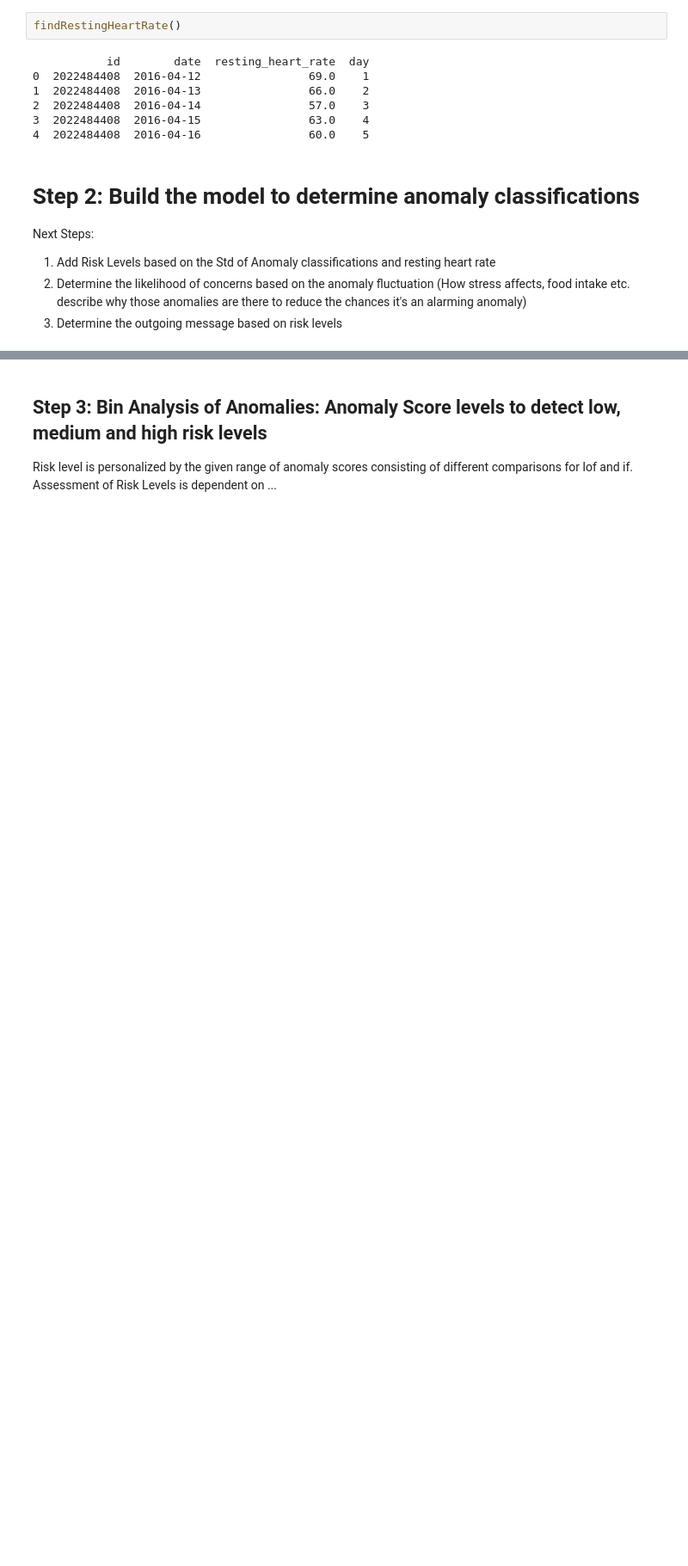
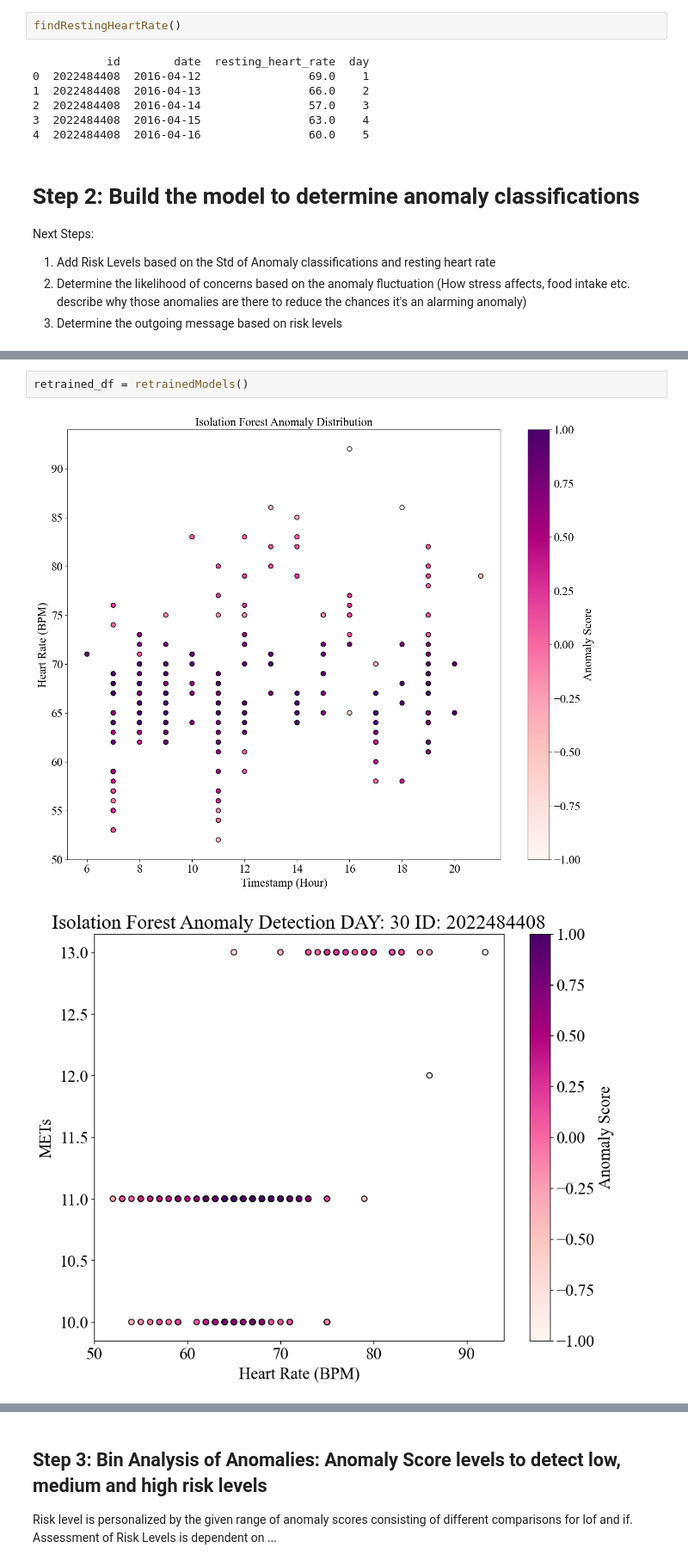
Before and after one commit to ashlynthemitm/MaternalHealthResearch, a Jupyter notebook: predictive-model/notebooks/modelling_anomalies.ipynb, the cells around one changed output, grey strips where cells are left out. Shown at 86% size. Saved outputs shown, nothing was run; the diff lists cells and outputs as text; blank space fills up the shorter version.

```diff
--- a/predictive-model/notebooks/modelling_anomalies.ipynb
+++ b/predictive-model/notebooks/modelling_anomalies.ipynb
@@ -307,0 +415,5 @@ generateAnomalies()
+# %%
+retrained_df = retrainedModels()
+# %% [output]
+[figure, added]
+[figure, added]
```
Also changed, not shown: parts of 15 cells of this notebook, 15 other files.
